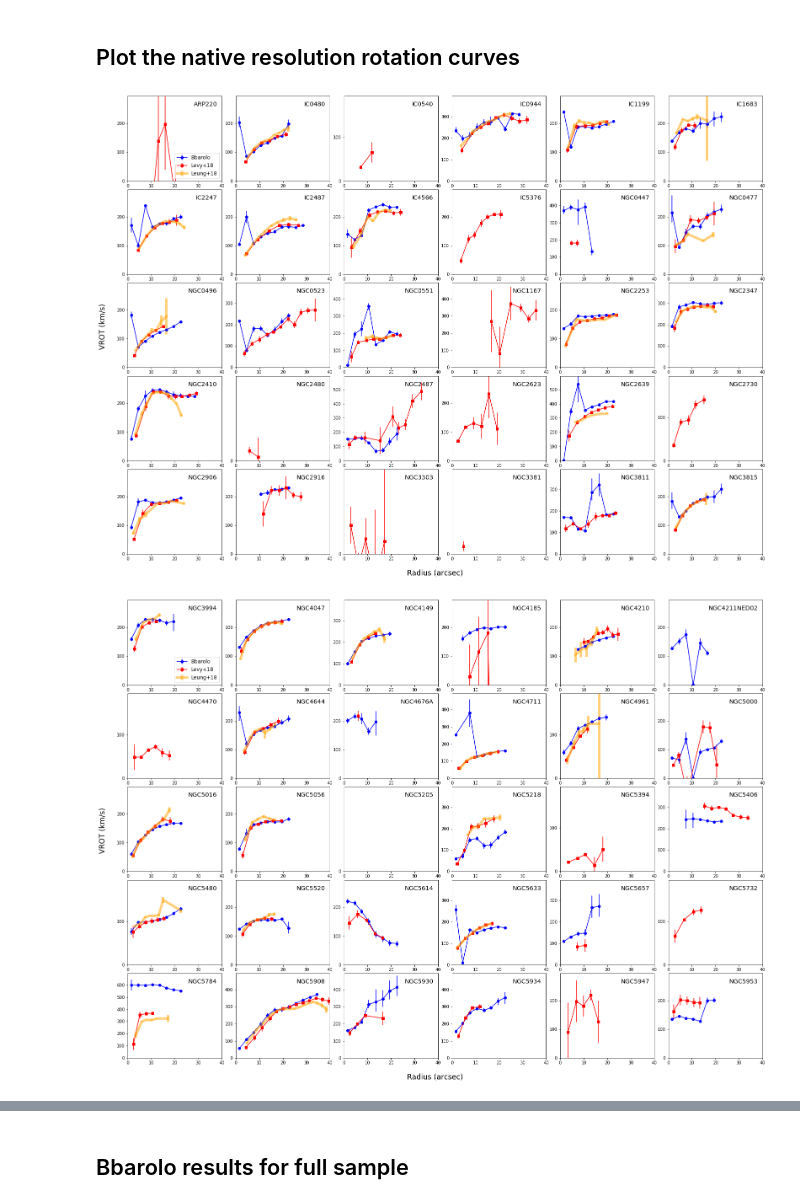
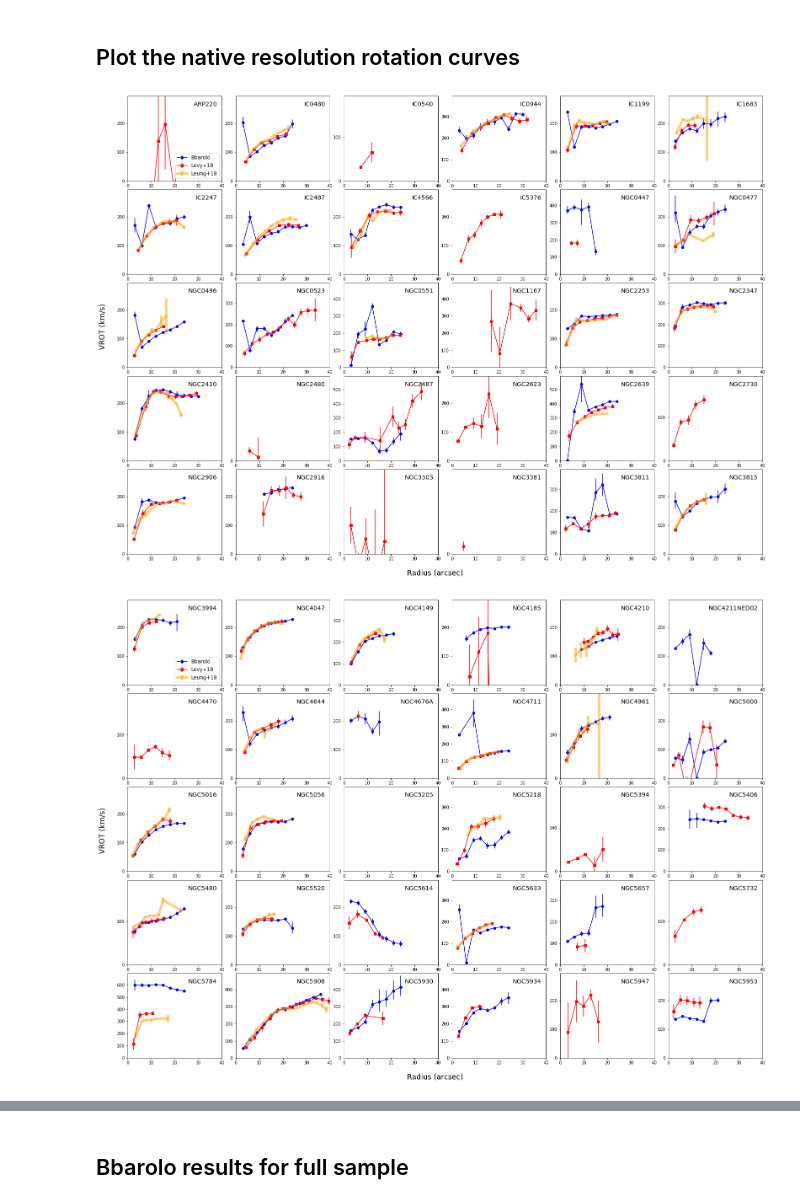
Before and after one commit to tonywong94/edge_pydb, a Jupyter notebook: demo_notebk/CO rotation curves.ipynb, the cells around one changed output, grey strips where cells are left out. Cells and saved outputs as stored; diff of their text form; code cells hidden in the pictures.

```diff
--- a/demo_notebk/CO rotation curves.ipynb
+++ b/demo_notebk/CO rotation curves.ipynb
@@ -96,6 +96,8 @@ for num in range(0,pages):
     fig.set_size_inches(nx*4.5, ny*4.)
     for idx, gal in enumerate(sublist):
         bbrows = bbtable[bbtable['Name']==gal]
+        # Shift to top of bin
+        bbrows['radius'] = bbrows['bbRad']+1.5
         rfrows = rftable[rftable['Name']==gal]
         rfrows.sort('radius')
         jamrows = jamtable[jamtable['Name']==gal]
@@ -116,11 +118,11 @@ for num in range(0,pages):
         # --- for scaling to kpc
         if xtype == 'kpc':
             as2kpc = califa.loc[gal]['caDistMpc']/206.265
-            for vec in [bbrows['bbRad'], rfrows['radius'], jamrows['radius']]:
+            for vec in [bbrows['radius'], rfrows['radius'], jamrows['radius']]:
                 if len(vec) > 0:
                     vec *= as2kpc
         # --- plot the rotation curves
-        ax.errorbar(bbrows['bbRad'],bbrows['bbVrot']*scl[0],
+        ax.errorbar(bbrows['radius'],bbrows['bbVrot']*scl[0],
                     yerr=[abs(bbrows['bbVrot_e1']*scl[0]),bbrows['bbVrot_e2']*scl[0]],
                     c='b',marker='o',label='Bbarolo')
         ax.errorbar(rfrows['radius'],rfrows['Vrot']*scl[1],yerr=rfrows['e_Vrot']*scl[1],
@@ -139,32 +141,32 @@ for num in range(0,pages):
         #if (col != 0):
         #    ax.yaxis.set_ticks([])
         plt.text(0.95,0.9,gal,ha='right',va='center',transform=ax.transAxes,
            fontsize='x-large')
 
     fig.subplots_adjust(hspace=0.1)
     fig.subplots_adjust(wspace=0.15)
     if xtype == 'kpc':
         fig.text(0.5, 0.09, 'Radius (kpc)', ha='center', fontsize='xx-large')
     else:
         fig.text(0.5, 0.09, 'Radius (arcsec)', ha='center', fontsize='xx-large')
     if proj:
         ytxt = 'VROT sin(i)'
     else:
         ytxt = 'VROT'
     fig.text(0.09, 0.5, ytxt+' (km/s)', va='center', rotation='vertical',
                 fontsize='xx-large')
     if pdfout:
         pp.savefig(bbox_inches = 'tight', pad_inches=0.1)
         plt.close()
     else:
         plt.show()
 
 if pdfout:
     d = pp.infodict()
     d['Title'] = 'EDGE Gallery'
     d['Author'] = 'Tony Wong'
     d['CreationDate'] = datetime.datetime.today()
     pp.close()
 # %% [output]
-[figure, old version]
+[figure, new version]
-[figure, old version]
+[figure, new version]
```
Also changed, not shown: parts of 1 cell of this notebook, 3 other files.
